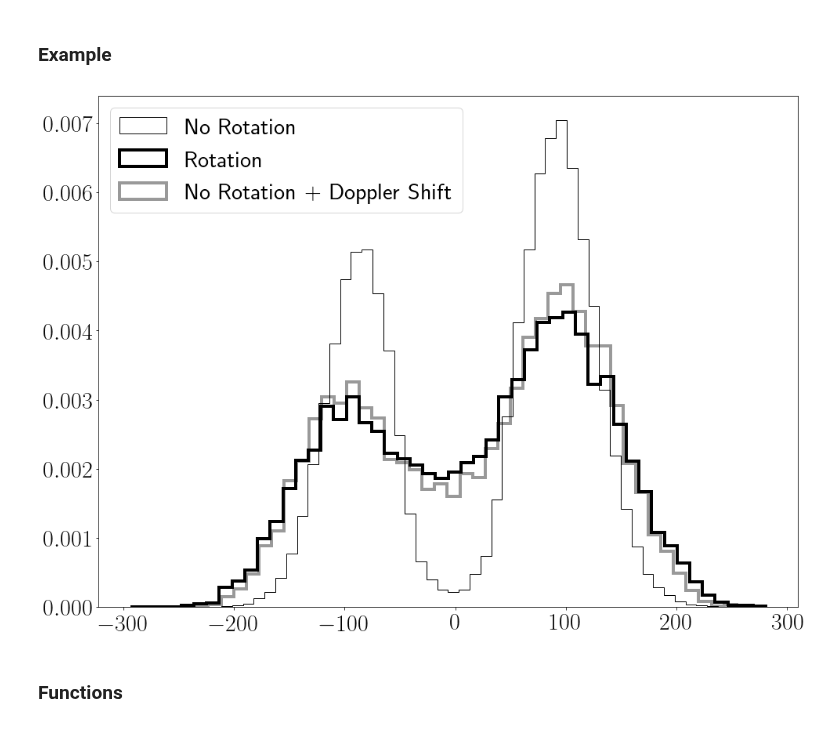
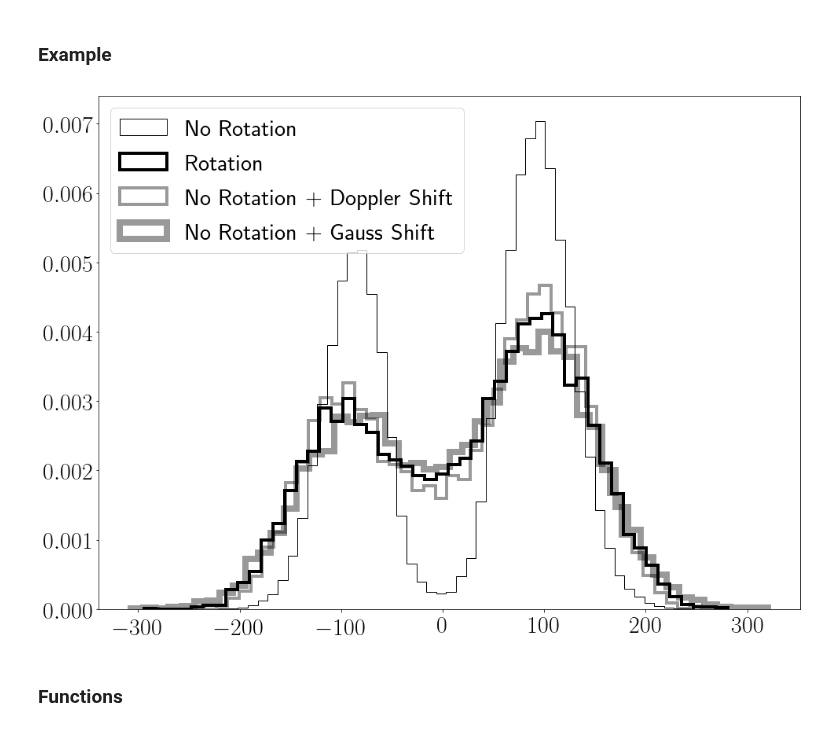
Before and after one commit to astroandes/CLARA_RotationOutflows, a Jupyter notebook: plots/paper/results_doppler_shift.ipynb, the cells around one changed output. Cells and saved outputs as stored; diff of their text form; code cells hidden in the pictures.

```diff
--- a/plots/paper/results_doppler_shift.ipynb
+++ b/plots/paper/results_doppler_shift.ipynb
@@ -17,29 +18,36 @@ plt.rc('font', size=30)
 # %%
 vrot = 100
 vout = 5
 logtau = 6
 min_theta = np.pi/2.0 - 0.15
 max_theta = np.pi/2.0
+sigma_v = 0.5*(vrot/12.86)*np.sin(max_theta)
+
 
 data_0 = read_data(0, vout, logtau)
 x_0, y_0 = get_spectra(data_0, as_hist=False)
+
+data_gauss = gauss_shift(data_0, sigma=sigma_v)
+data_gauss_theta = filter_by_theta(data_gauss, min_theta, max_theta)
+x_gauss, y_gauss = get_spectra(data_gauss_theta, as_hist=False)
 
 data_doppler = doppler_shift(data_0, vrot=vrot)
 data_doppler_theta = filter_by_theta(data_doppler, min_theta, max_theta)
 x_doppler, y_doppler = get_spectra(data_doppler_theta, as_hist=False)
 
 data_clara = read_data(vrot, vout, logtau)
 data_clara_theta = filter_by_theta(data_clara, min_theta, max_theta)
 x_clara, y_clara = get_spectra(data_clara_theta, as_hist=False)
 
 fig, ax = plt.subplots(figsize=(16,12))
 plot_spectra(x_0, y_0, ax, lw=1, label='No Rotation')
 plot_spectra(x_clara, y_clara, ax, lw=4, label='Rotation')
 plot_spectra(x_doppler, y_doppler, ax, lw=4, alpha=0.4, label='No Rotation + Doppler Shift')
+plot_spectra(x_gauss, y_gauss, ax, lw=8, alpha=0.4, label='No Rotation + Gauss Shift')
 plt.legend(loc='upper left')
 plt.show()
 # %% [output]
-[figure, old version]
+[figure, new version]
 # %% [markdown]
 ### Functions
 # %%
```
Also changed, not shown: parts of 1 cell of this notebook, 1 other file.
